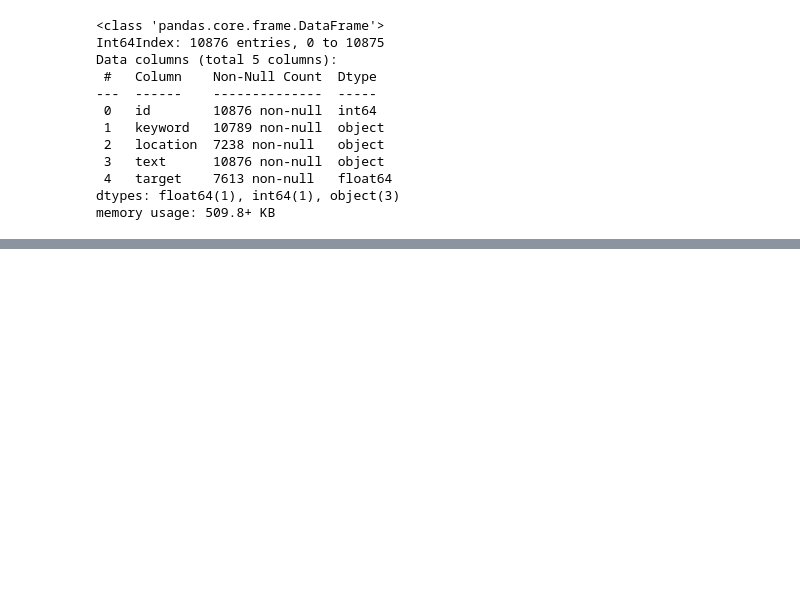
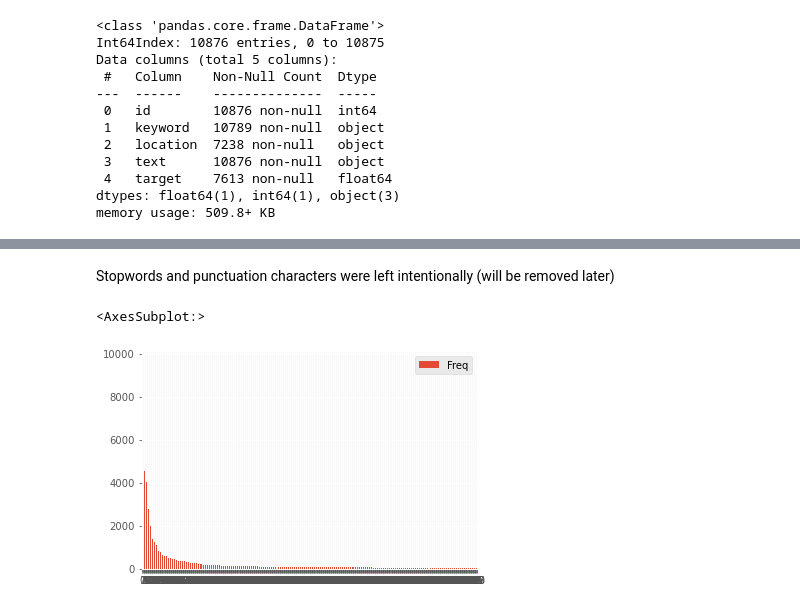
Before and after one commit to ahyibrahim/Disaster-Tweets, a Jupyter notebook: code.ipynb, the cells around one changed output, grey strips where cells are left out. Saved outputs shown, nothing was run; the diff lists cells and outputs as text; code cells hidden in the pictures; blank space fills up the shorter version.

```diff
--- a/code.ipynb
+++ b/code.ipynb
@@ -51,0 +153,7 @@ memory usage: 509.8+ KB
+# %%
+
+text = df['text'].str.lower().str.replace(r'\|', ' ').str.cat(sep=' ')
+words = nltk.tokenize.word_tokenize(text)
+word_dist = nltk.FreqDist(words)
+most_common_words = pd.DataFrame(pd.DataFrame(word_dist.most_common(500), columns=['Word', 'Freq']))
+most_common_words.head(15)
@@ -51,0 +177,8 @@ memory usage: 509.8+ KB
+# %% [markdown]
+Stopwords and punctuation characters were left intentionally (will be removed later)
+# %%
+matplotlib.style.use('ggplot')
+most_common_words.plot.bar(rot = 0)
+# %% [output]
+<AxesSubplot:>
+[figure, added]
```
Also changed, not shown: parts of 23 cells of this notebook.
